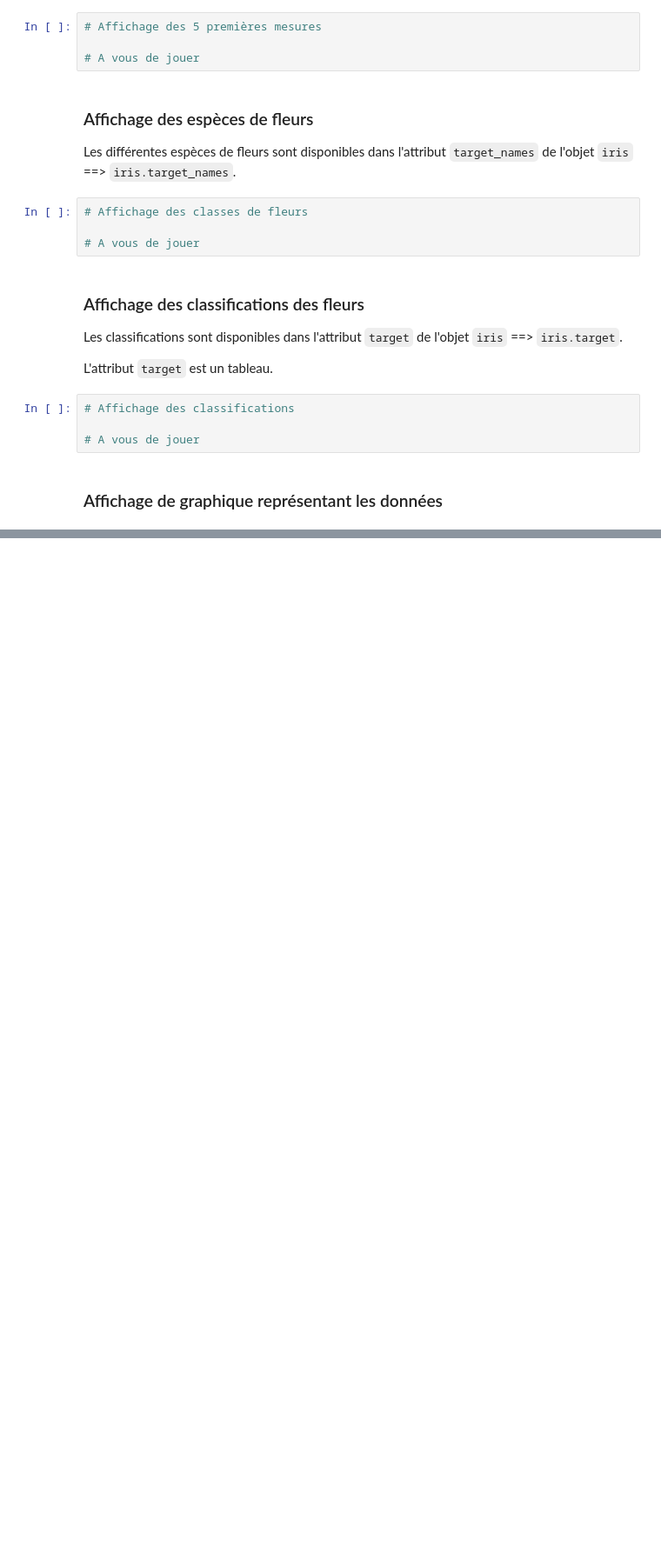
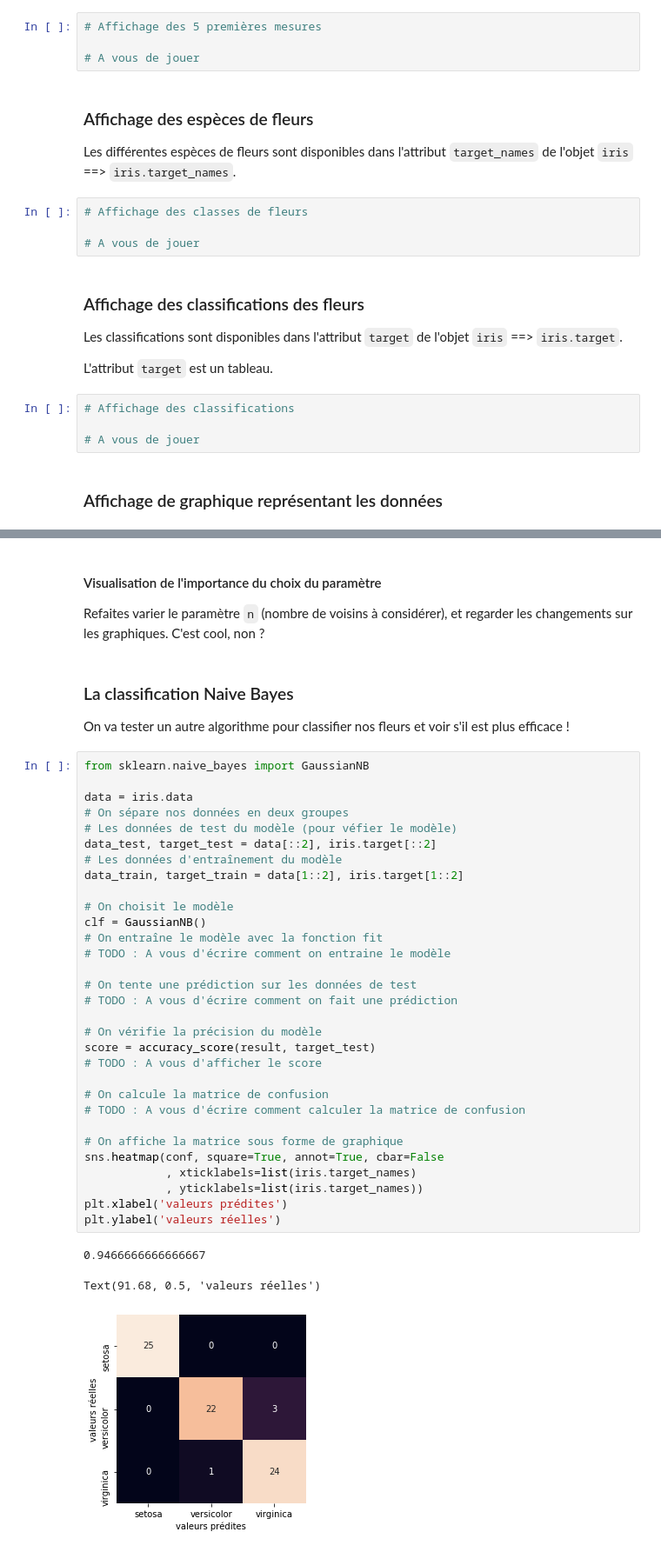
Before and after one commit to jlsgrand/hackacorp-data, a Jupyter notebook: pratique.ipynb, the cells around one changed output, grey strips where cells are left out. Shown: that part at 87% size. Saved outputs shown, nothing was run; the diff lists cells and outputs as text; blank space fills up the shorter version.

```diff
--- a/pratique.ipynb
+++ b/pratique.ipynb
@@ -112,0 +228,43 @@ Comment feriez-vous pour classifier "à la main" les mesures des fleurs ?
+# %% [markdown]
+#### Visualisation de l'importance du choix du paramètre
+
+Refaites varier le paramètre `n` (nombre de voisins à considérer), et regarder les changements sur les graphiques. C'est cool, non ?
+# %% [markdown]
+### La classification Naive Bayes
+
+On va tester un autre algorithme pour classifier nos fleurs et voir s'il est plus efficace !
+# %%
+from sklearn.naive_bayes import GaussianNB
+
+data = iris.data
+# On sépare nos données en deux groupes
+# Les données de test du modèle (pour véfier le modèle)
+data_test, target_test = data[::2], iris.target[::2]
+# Les données d'entraînement du modèle
+data_train, target_train = data[1::2], iris.target[1::2]
+
+# On choisit le modèle
+clf = GaussianNB()
+# On entraîne le modèle avec la fonction fit
+# TODO : A vous d'écrire comment on entraine le modèle
+
+# On tente une prédiction sur les données de test
+# TODO : A vous d'écrire comment on fait une prédiction
+
+# On vérifie la précision du modèle
+score = accuracy_score(result, target_test)
+# TODO : A vous d'afficher le score
+
+# On calcule la matrice de confusion
+# TODO : A vous d'écrire comment calculer la matrice de confusion
+
+# On affiche la matrice sous forme de graphique
+sns.heatmap(conf, square=True, annot=True, cbar=False
+            , xticklabels=list(iris.target_names)
+            , yticklabels=list(iris.target_names))
+plt.xlabel('valeurs prédites')
+plt.ylabel('valeurs réelles')
+# %% [output]
+0.9466666666666667
+Text(91.68, 0.5, 'valeurs réelles')
+[figure, added]
```
Also changed, not shown: parts of 13 cells of this notebook, 3 other files.
